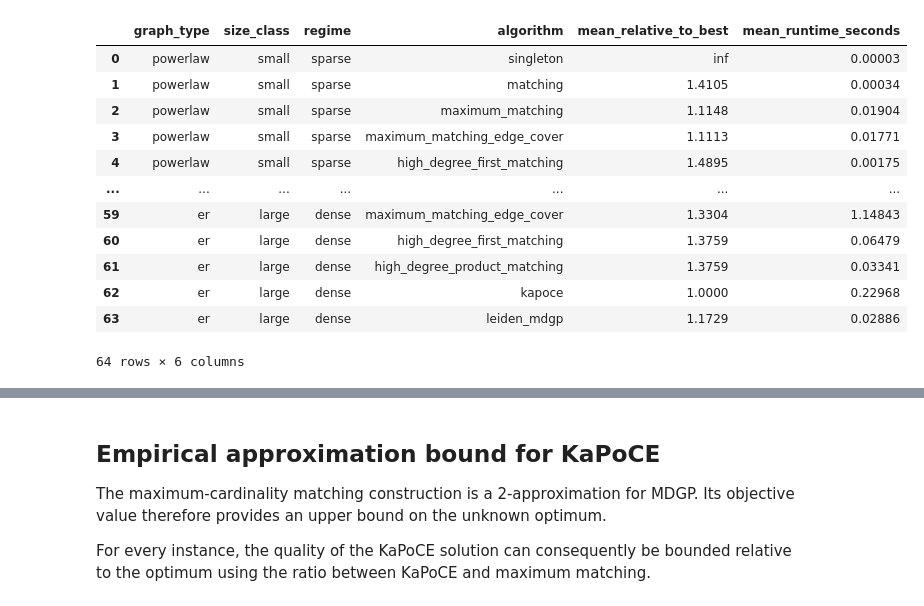
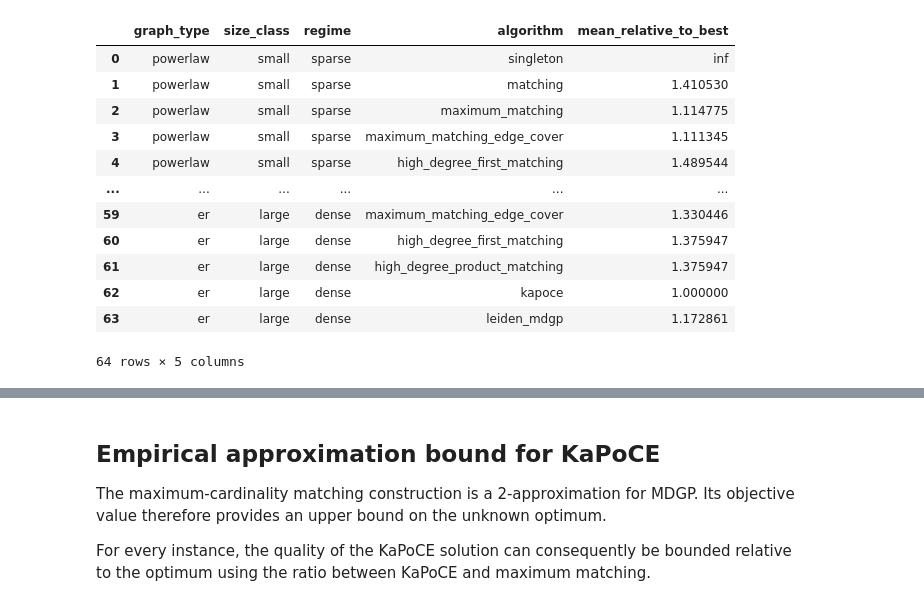
Before and after one commit to lulufka/dense_graph_partition, a Jupyter notebook: notebooks/experiment1/experiment1_baseline_anaylsis.ipynb, the cells around one changed output, grey strips where cells are left out. Cells and saved outputs as stored; diff of their text form; code cells hidden in the pictures.

Commit message:
adjustments to experiment1_baseline_anaylsis.ipynb

```diff
--- a/notebooks/experiment1/experiment1_baseline_anaylsis.ipynb
+++ b/notebooks/experiment1/experiment1_baseline_anaylsis.ipynb
@@ -23,6 +25,9 @@ import pandas as pd
 # %%
-RESULTS_FILE = Path("../../results/experiment1/raw_results.csv")
+RESULTS_FILE = Path("../../results/experiment1_old/raw_results.csv")
 
+GRAPH_ORDER = ["powerlaw", "er"]
+SIZE_ORDER = ["small", "large"]
+REGIME_ORDER = ["sparse", "dense"]
 ALGORITHM_ORDER = [
     "singleton",
     "matching",
@@ -34,6 +39,4 @@ ALGORITHM_ORDER = [
     "leiden_mdgp",
 ]
 
-GRAPH_ORDER = ["powerlaw", "er"]
-REGIME_ORDER = ["sparse", "dense"]
-SIZE_ORDER = ["small", "large"]
+GROUP_ORDER = ["graph_type", "size_class", "regime"]
@@ -140,30 +100,36 @@ summary
 # %%
-final_table = summary[
-    [
-        "graph_type",
-        "size_class",
-        "regime",
-        "algorithm",
-        "mean_relative_to_best",
-        "mean_runtime_seconds",
-    ]
-].copy()
+best_per_instance = density_table.max(axis=1)
 
-final_table["mean_relative_to_best"] = final_table["mean_relative_to_best"].round(4)
-final_table["mean_runtime_seconds"] = final_table["mean_runtime_seconds"].round(5)
+relative_to_best = density_table.rdiv(
+    best_per_instance,
+    axis=0,
+)
 
-final_table
+relative_to_best.columns.name = "algorithm"
+
+relative_to_best_summary = (
+    relative_to_best
+    .groupby(level=GROUP_ORDER)
+    .mean()
+    .stack()
+    .rename("mean_relative_to_best")
+    .reset_index()
+    .sort_values(GROUP_ORDER + ["algorithm"])
+    .reset_index(drop=True)
+)
+
+relative_to_best_summary
 # %% [output]
-|  | graph_type | size_class | regime | algorithm | mean_relative_to_best | mean_runtime_seconds |
-| 0 | powerlaw | small | sparse | singleton | inf | 0.00003 |
-| 1 | powerlaw | small | sparse | matching | 1.4105 | 0.00034 |
-| 2 | powerlaw | small | sparse | maximum_matching | 1.1148 | 0.01904 |
-| 3 | powerlaw | small | sparse | maximum_matching_edge_cover | 1.1113 | 0.01771 |
-| 4 | powerlaw | small | sparse | high_degree_first_matching | 1.4895 | 0.00175 |
-| ... | ... | ... | ... | ... | ... | ... |
-| 59 | er | large | dense | maximum_matching_edge_cover | 1.3304 | 1.14843 |
-| 60 | er | large | dense | high_degree_first_matching | 1.3759 | 0.06479 |
-| 61 | er | large | dense | high_degree_product_matching | 1.3759 | 0.03341 |
-| 62 | er | large | dense | kapoce | 1.0000 | 0.22968 |
-| 63 | er | large | dense | leiden_mdgp | 1.1729 | 0.02886 |
+|  | graph_type | size_class | regime | algorithm | mean_relative_to_best |
+| 0 | powerlaw | small | sparse | singleton | inf |
+| 1 | powerlaw | small | sparse | matching | 1.410530 |
+| 2 | powerlaw | small | sparse | maximum_matching | 1.114775 |
+| 3 | powerlaw | small | sparse | maximum_matching_edge_cover | 1.111345 |
+| 4 | powerlaw | small | sparse | high_degree_first_matching | 1.489544 |
+| ... | ... | ... | ... | ... | ... |
+| 59 | er | large | dense | maximum_matching_edge_cover | 1.330446 |
+| 60 | er | large | dense | high_degree_first_matching | 1.375947 |
+| 61 | er | large | dense | high_degree_product_matching | 1.375947 |
+| 62 | er | large | dense | kapoce | 1.000000 |
+| 63 | er | large | dense | leiden_mdgp | 1.172861 |
-64 rows × 6 columns
+64 rows × 5 columns
```
Also changed, not shown: parts of 21 cells of this notebook, 7 other files.
